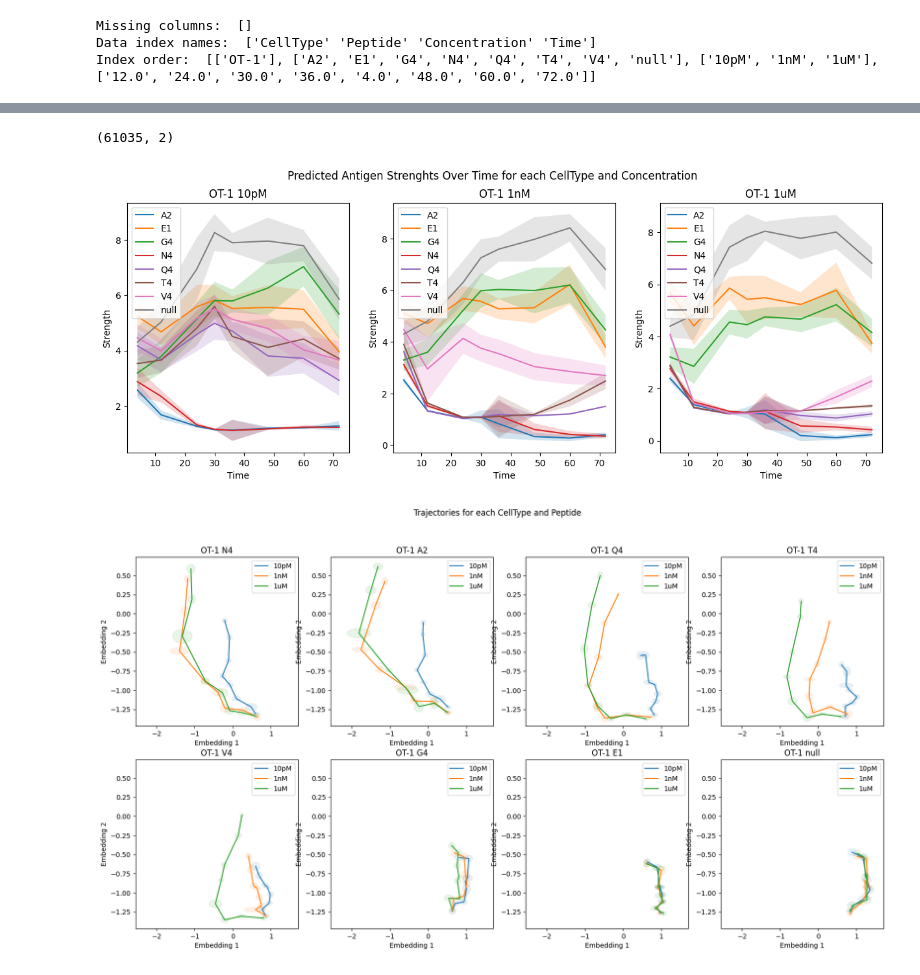
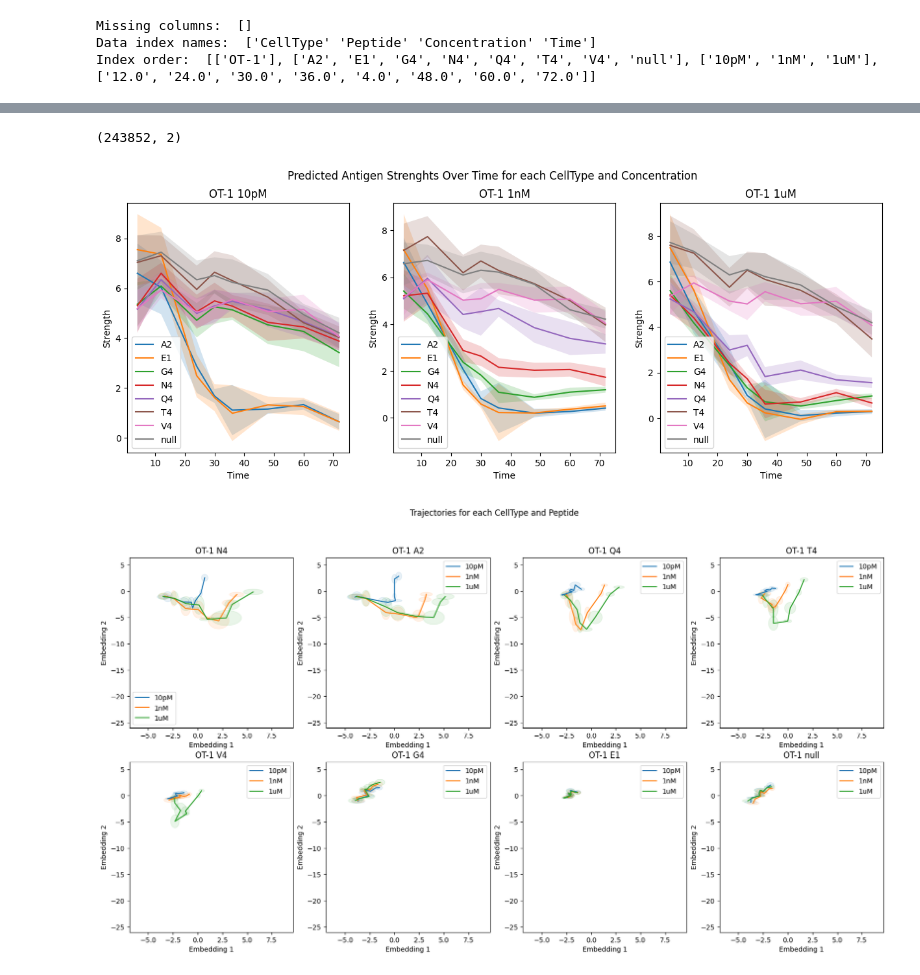
Before and after one commit to L-Pen/capstone, a Jupyter notebook: autoencoder_pipeline/analyze_model.ipynb, the cells around one changed output, grey strips where cells are left out. Saved outputs shown, nothing was run; the diff lists cells and outputs as text; code cells hidden in the pictures.

```diff
--- a/autoencoder_pipeline/analyze_model.ipynb
+++ b/autoencoder_pipeline/analyze_model.ipynb
@@ -54,7 +70,7 @@ bar_graph_settings = {
 # %%
 #load params
 model_inputs,group_size,batch_size,embedding_size,autoencoder_hidden_sizes,model_path = load_params()
-
+group_size = 25
 print("model_inputs:", model_inputs)
 print("group_size:", group_size)
 print("batch_size:", batch_size)
@@ -69,7 +85,7 @@ embedding_size: 2
 autoencoder_hidden_sizes: [250, 200]
 model_path: autoencoder_test.pt
 # %%
-dataset, index_order, data_index_names, data_columns, data_labels,missing_columns = load_data(data,model_inputs,ignore_indexes,group_size)
+dataset, index_order, data_index_names, data_columns, data_labels,missing_columns = load_data(data,model_inputs,ignore_indexes,group_size,transform='normalize')
 print("Missing columns: ",missing_columns)
 print("Data index names: ",data_index_names)
 print("Index order: ",index_order)
@@ -88,11 +123,11 @@ data_loader = torch.utils.data.DataLoader(dataset, batch_size=batch_size, shuffl
 embeddings,labels,markers,strengths = get_embedding(model,data_loader,device)
 print(embeddings.shape)
 # %% [output]
-(61035, 2)
+(243852, 2)
 # %%
-output = format_data_into_experiment(embeddings,data_labels,data_index_names,strengths,ignore_columns=[])
+output,experiment_label_order = format_data_into_experiment(embeddings,data_labels,data_index_names,strengths,ignore_columns=[])
 # %%
-def get_graph_data(plots_for,order_plots_by,output):
+def get_graph_data(plots_for,order_plots_by,output,sort_lines_by,sort_lines_by_order):
     graph_titles = [[]]
     for i in range(len(plots_for)):
         new_titles = []
@@ -113,10 +148,11 @@ def get_graph_data(plots_for,order_plots_by,output):
         for exper in graph_experiments[-1]:
             graph_labels_expr.append(' '.join(exper['label'][[i for i in range(len(exper['label'])) if i not in plots_for_indexes]]))
         graph_labels.append(graph_labels_expr)
+    graph_experiments = [sorted(gexp,key=lambda x: sort_lines_by_order.index(x['label'][list(experiment_label_order).index(sort_lines_by)])) for gexp in graph_experiments]
     return graph_titles,graph_experiments,graph_labels
 
-def get_graphs(title,output,plots_for,order_plots_by,get_plot):
-    graph_titles,graph_experiments,graph_labels = get_graph_data(plots_for,order_plots_by,output)
+def get_graphs(title,output,plots_for,order_plots_by,get_plot,sort_lines_by,sort_lines_by_order):
+    graph_titles,graph_experiments,graph_labels = get_graph_data(plots_for,order_plots_by,output,sort_lines_by,sort_lines_by_order)
     num_columns = min(4,len(graph_titles))
     num_rows = int((len(graph_titles)+num_columns-1)/num_columns)
     plt.figure(figsize=(5*num_columns,5*num_rows))
@@ -150,13 +186,13 @@ def get_markers_embedding(title,embeddings,markers,feature_names,strengths,times
 # %%
 def get_strength_over_time_plot(exper,label,ax):
     plt.plot(exper['times'], exper['strengths'], label=label)
     plt.fill_between(exper['times'], exper['strengths']-exper['strengths_std'], exper['strengths']+exper['strengths_std'], alpha=0.2)
     plt.xlabel('Time')
     plt.ylabel('Strength')
 
-get_graphs('Predicted Antigen Strenghts Over Time',output,strength_over_time_settings['plots_for'],strength_over_time_settings['order_plots_by'],get_strength_over_time_plot)
+get_graphs('Predicted Antigen Strenghts Over Time',output,strength_over_time_settings['plots_for'],strength_over_time_settings['order_plots_by'],get_strength_over_time_plot,strength_over_time_settings['sort_lines_by'],strength_over_time_settings['sort_lines_by_order'])
 # %% [output]
-[figure, old version]
+[figure, new version]
 # %%
 min_embedding_x = np.min(embeddings[:,0])
 max_embedding_x = np.max(embeddings[:,0])
@@ -169,11 +205,11 @@ def get_plot(exper,label,ax):
         ax.add_patch(ellipse)
     plt.xlabel('Embedding 1')
     plt.ylabel('Embedding 2')
-    plt.xlim(min_embedding_x,max_embedding_x)
-    plt.ylim(min_embedding_y,max_embedding_y)
-get_graphs('Trajectories',output,trajectory_graph_settings['plots_for'],trajectory_graph_settings['order_plots_by'],get_plot)
+    plt.xlim([min_embedding_x,max_embedding_x])
+    plt.ylim([min_embedding_y,max_embedding_y])
+get_graphs('Trajectories',output,trajectory_graph_settings['plots_for'],trajectory_graph_settings['order_plots_by'],get_plot,trajectory_graph_settings['sort_lines_by'],trajectory_graph_settings['sort_lines_by_order'])
 # %% [output]
-[figure, old version]
+[figure, new version]
 # %%
 get_markers_embedding("Autoencoder",embeddings,markers,model_inputs,strengths,[float(d) for d in data_labels[:,list(data_index_names).index('Time')]])
 # %% [output]
```
Also changed, not shown: parts of 7 cells of this notebook, 3 other files.
